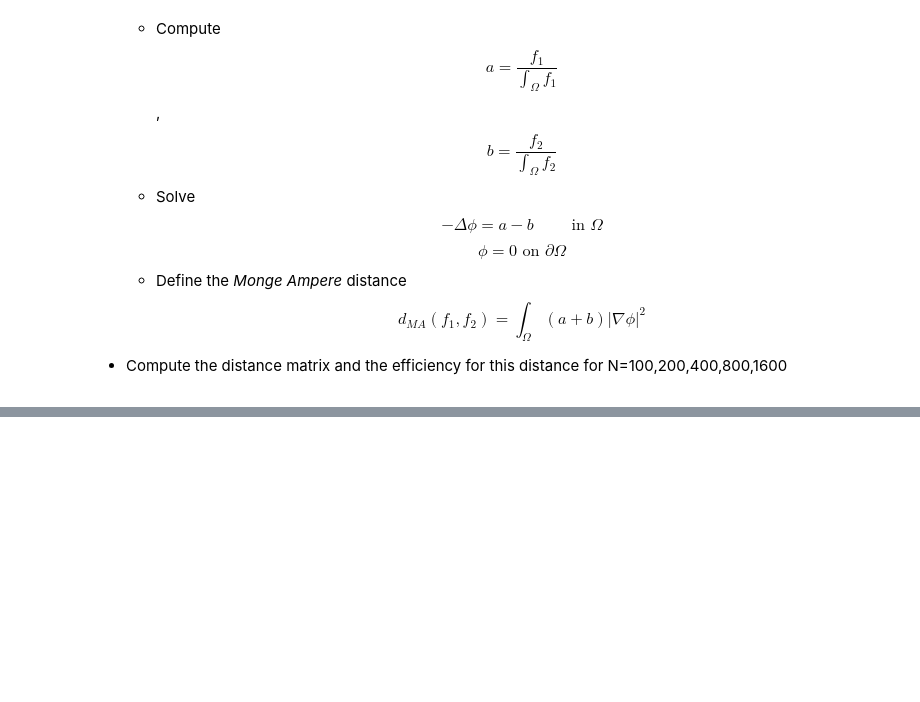
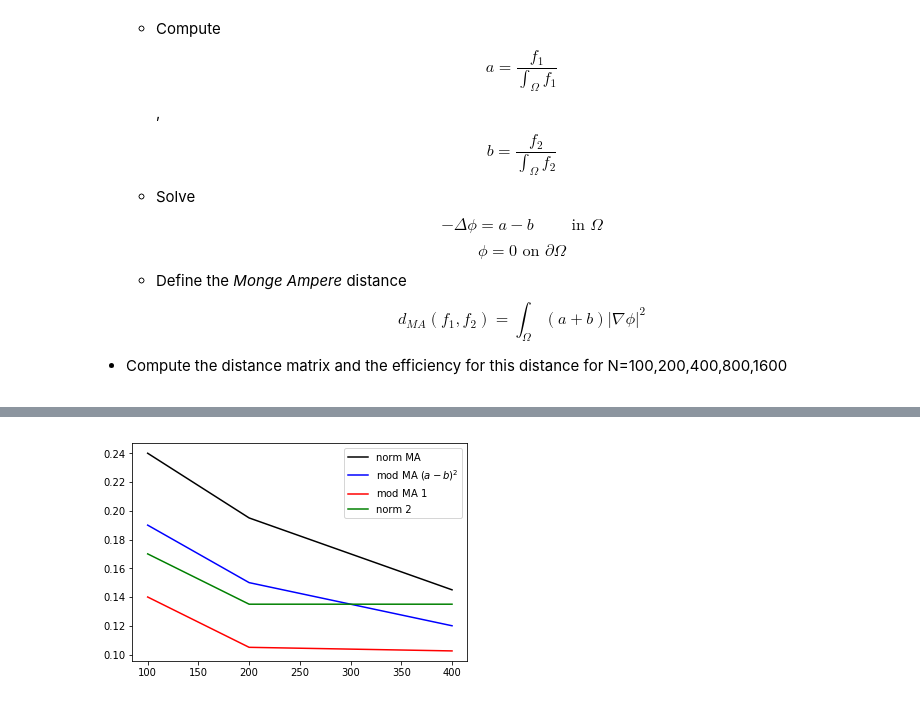
Before and after one commit to Fede112/P1.4_seed, a Jupyter notebook: final_project/final_project_2018-2019.ipynb, the cells around one changed output, grey strips where cells are left out. Saved outputs shown, nothing was run; the diff lists cells and outputs as text; code cells hidden in the pictures; blank space fills up the shorter version.

```diff
--- a/final_project/final_project_2018-2019.ipynb
+++ b/final_project/final_project_2018-2019.ipynb
@@ -517,0 +622,41 @@ print()
+# %%
+# @time_this
+def d_MA_1(f1,f2):
+    x = np.arange(img_rows)
+    y = np.arange(img_cols)
+
+    intgrl_f1 = simps(simps(f1, y), x)
+    intgrl_f2 = simps(simps(f2, y), x)
+
+    a = f1/intgrl_f1
+    b = f2/intgrl_f2
+
+    # Reshapes don't introduce almost any overhead
+    a_vec = a.reshape(784,1)
+    b_vec = b.reshape(784,1)
+
+
+# Solve the laplace equation
+    phi_vec = lu.solve(a_vec-b_vec)
+
+    phi_mat = phi_vec.reshape(28,28)
+    grad_phi = np.gradient(phi_mat)
+    grad_abs_sq = np.square(grad_phi[0]) + np.square(grad_phi[1])
+
+    return simps(simps(grad_abs_sq, y), x)
+# %%
+# Calculate the errors for the modified d_MA norms
+Ns = np.array([100,200,400])
+# Ns = np.array([100])
+d_MA_ab_2_errors = [efficency(N, dist(d_MA_ab_2, N, x_train), y_train) for N in Ns]
+d_MA_1_errors = [efficency(N, dist(d_MA_1, N, x_train), y_train) for N in Ns]
+# %%
+# plot the results for the modified d_MA norms
+plot(Ns, d_MA_errors[:], c='black', label = 'norm MA')
+plot(Ns, d_MA_ab_2_errors[:], c='b', label = 'mod MA $(a-b)^2$')
+plot(Ns, d_MA_1_errors[:], c='r', label = 'mod MA $1$')
+plot(Ns, d_2_errors[:3], c='g', label = 'norm 2')
+plt.legend()
+plt.show()
+# %% [output]
+[figure, added]
```
Also changed, not shown: parts of 31 cells of this notebook.
